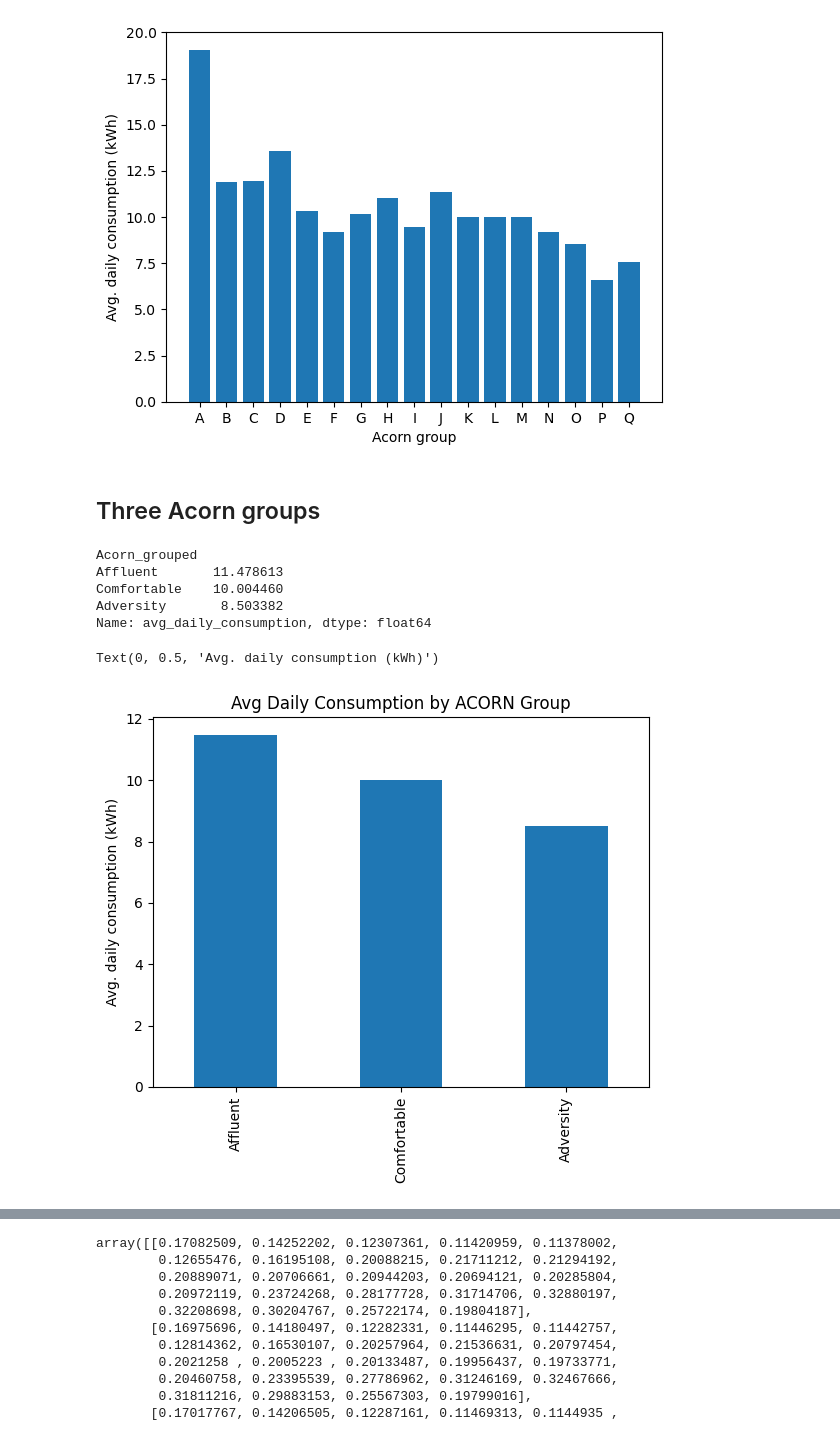
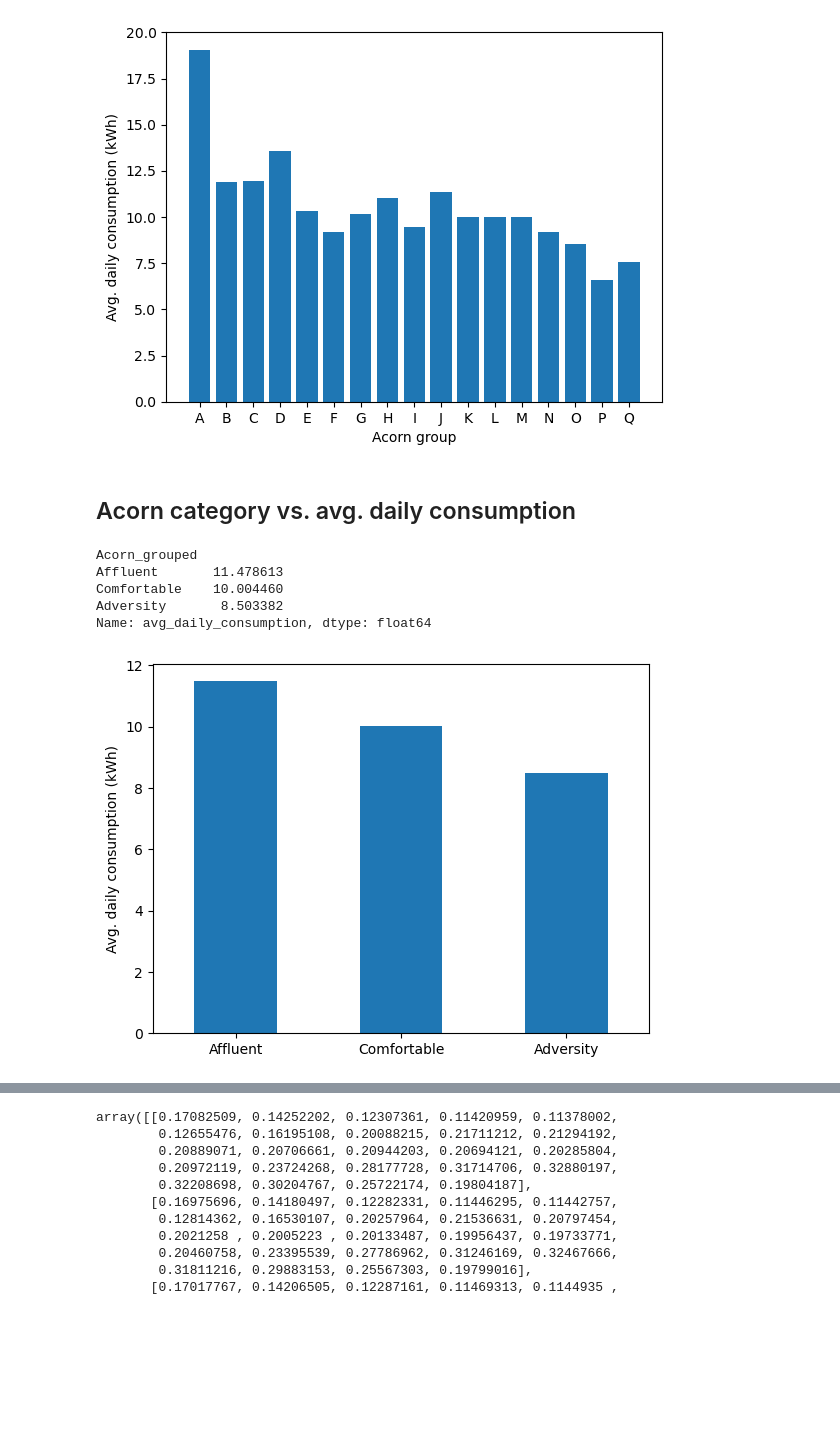
Before and after one commit to moosophy/smart-meters-project, a Jupyter notebook: main.ipynb, the cells around one changed output, grey strips where cells are left out. Cells and saved outputs as stored; diff of their text form; code cells hidden in the pictures; blank space fills up the shorter version.

Commit message:
Tweak selected plots in notebook

```diff
--- a/main.ipynb
+++ b/main.ipynb
@@ -255,7 +213,7 @@ plt.ylabel("Avg. daily consumption (kWh)");
 # %% [output]
 [figure]
 # %% [markdown]
-## Three Acorn groups
+## Acorn category vs. avg. daily consumption
 # %%
 t = pd.merge(daily_consumption, households, on="LCLid")
 t = t[t["Acorn_grouped"] != "ACORN-"]
@@ -269,10 +227,10 @@ Comfortable    10.004460
 Adversity       8.503382
 Name: avg_daily_consumption, dtype: float64
 # %%
-chart = r.plot(kind="bar", title="Avg Daily Consumption by ACORN Group")
+chart = r.plot(kind="bar")
 chart.set_xlabel("")
-chart.set_ylabel("Avg. daily consumption (kWh)")
+chart.tick_params(axis="x", labelrotation=0)
+chart.set_ylabel("Avg. daily consumption (kWh)");
 # %% [output]
-Text(0, 0.5, 'Avg. daily consumption (kWh)')
-[figure, old version]
+[figure, new version]
 # %% [markdown]
```
Also changed, not shown: parts of 19 cells of this notebook.
